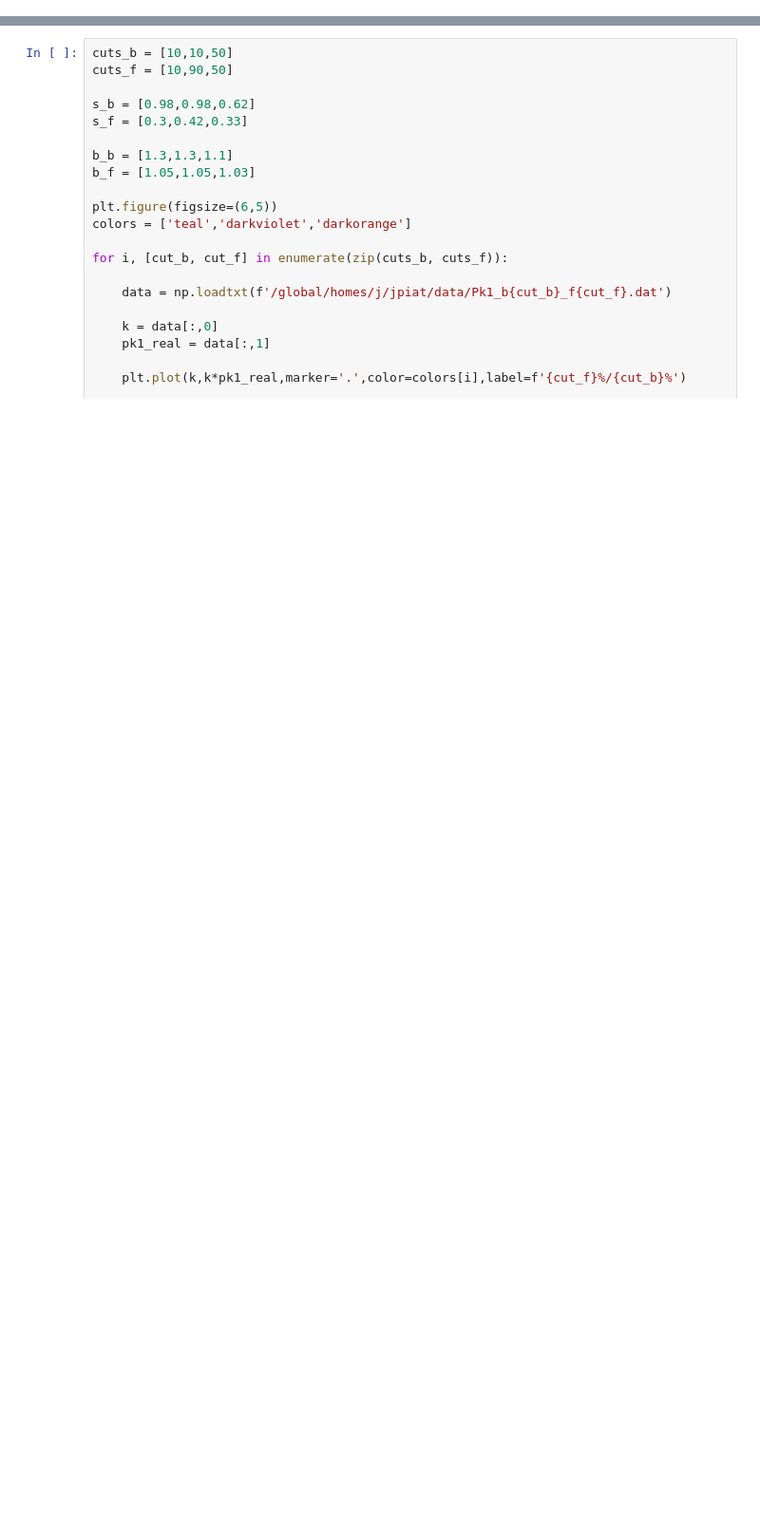
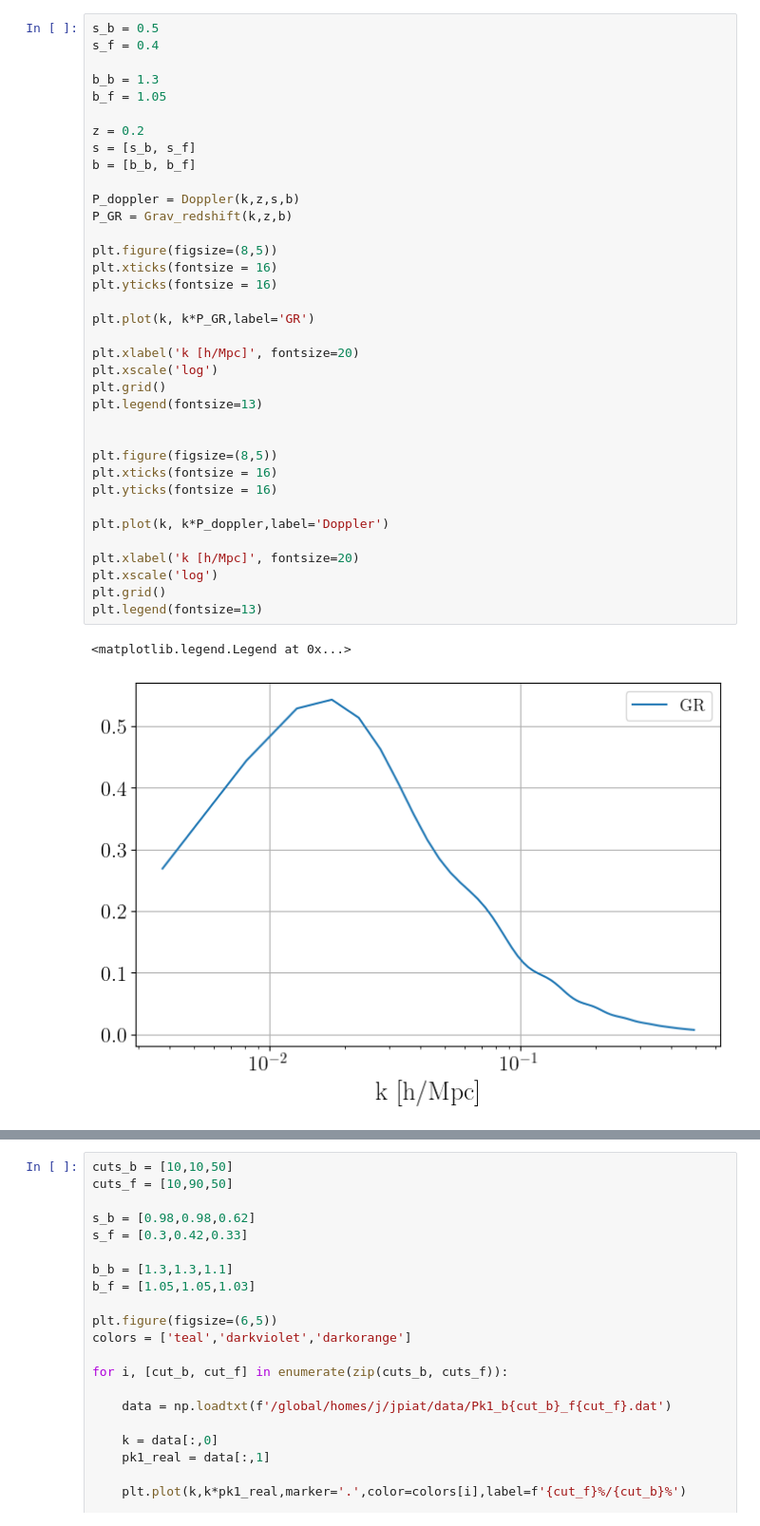
Before and after one commit to JadePiat/Relativistic_effects, a Jupyter notebook: power_spectrum.ipynb, the cells around one changed output, grey strips where cells are left out. Shown at 95% size. Drawn from its saved outputs; the diff is of its cells as text; blank space fills up the shorter version.

```diff
--- a/power_spectrum.ipynb
+++ b/power_spectrum.ipynb
@@ -80,0 +246,39 @@ plt.savefig('/global/homes/j/jpiat/Relativistic_effects/figures/dipole.pdf');
+# %%
+s_b = 0.5
+s_f = 0.4
+
+b_b = 1.3
+b_f = 1.05
+
+z = 0.2
+s = [s_b, s_f]
+b = [b_b, b_f]
+
+P_doppler = Doppler(k,z,s,b)
+P_GR = Grav_redshift(k,z,b)
+
+plt.figure(figsize=(8,5))
+plt.xticks(fontsize = 16)
+plt.yticks(fontsize = 16)
+
+plt.plot(k, k*P_GR,label='GR')
+
+plt.xlabel('k [h/Mpc]', fontsize=20)
+plt.xscale('log')
+plt.grid()
+plt.legend(fontsize=13)
+
+
+plt.figure(figsize=(8,5))
+plt.xticks(fontsize = 16)
+plt.yticks(fontsize = 16)
+
+plt.plot(k, k*P_doppler,label='Doppler')
+
+plt.xlabel('k [h/Mpc]', fontsize=20)
+plt.xscale('log')
+plt.grid()
+plt.legend(fontsize=13)
+# %% [output]
+<matplotlib.legend.Legend at 0x...>
+[figure, added]
```
Also changed, not shown: parts of 8 cells of this notebook, 14 other files.
